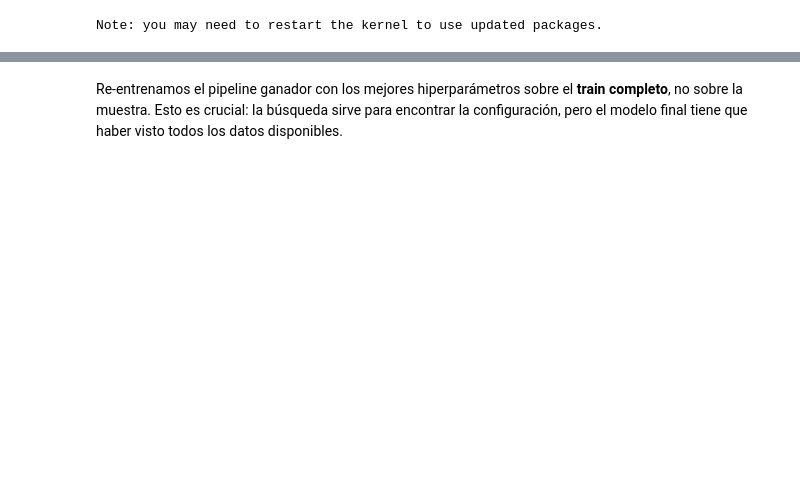
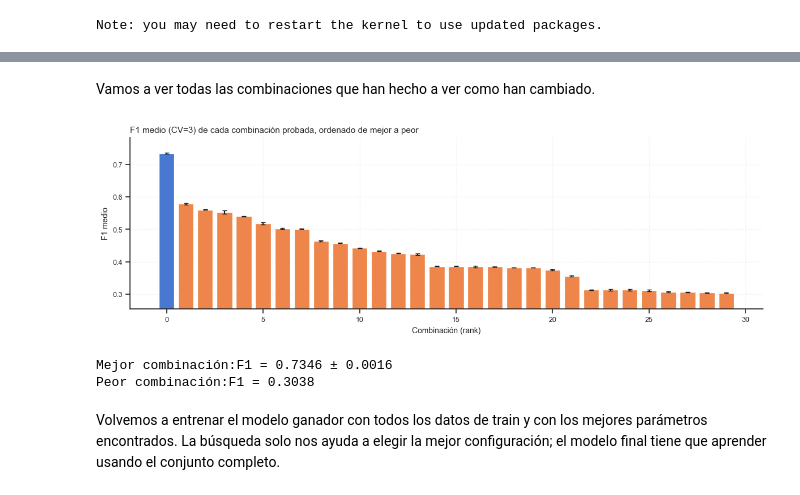
Before and after one commit to Gabiz053/analisis-datos-proyecto-final, a Jupyter notebook: notebooks/03_Modelos_GGG.ipynb, the cells around one changed output, grey strips where cells are left out. Cells and saved outputs as stored; diff of their text form; code cells hidden in the pictures; blank space fills up the shorter version.

```diff
--- a/notebooks/03_Modelos_GGG.ipynb
+++ b/notebooks/03_Modelos_GGG.ipynb
@@ -353,9 +375,3 @@ Usamos `RandomizedSearchCV` con `n_iter=30` y `cv=3`. La aleatoriedad permite ex
 # %%
-X_muestra, _, y_muestra, _ = train_test_split(
-    X_train,
-    y_train,
-    train_size=min(TAM_MUESTRA_BUSQUEDA, len(X_train)),
-    stratify=y_train,
-    random_state=RANDOM_STATE,
-)
+X_muestra, y_muestra = extraer_muestra(X_train, y_train)
 print(f"Muestra para búsqueda: {len(X_muestra):,} filas — positivos: {y_muestra.mean():.2%}")
@@ -402,7 +412,7 @@ busqueda = RandomizedSearchCV(
     n_iter=30,
     cv=3,
     scoring="f1",
-    n_jobs=-1,
+    n_jobs=1,
     random_state=RANDOM_STATE,
     verbose=1,
     refit=False,
@@ -419,5 +455,43 @@ for k, v in busqueda.best_params_.items():
+# %% [markdown]
+Vamos a ver todas las combinaciones que han hecho a ver como han cambiado.
+# %%
+cv_results = (
+    pd.DataFrame(busqueda.cv_results_)
+    .sort_values("mean_test_score", ascending=False)
+    .reset_index(drop=True)
+)
+
+colores = [COLOR_AZUL if i == 0 else COLOR_NARANJA for i in range(len(cv_results))]
+
+fig, ax = plt.subplots(figsize=(12, 4))
+ax.bar(
+    range(len(cv_results)),
+    cv_results["mean_test_score"],
+    yerr=cv_results["std_test_score"],
+    color=colores,
+    capsize=3,
+)
+ax.set_title("F1 medio (CV=3) de cada combinación probada, ordenado de mejor a peor")
+ax.set_xlabel("Combinación (rank)")
+ax.set_ylabel("F1 medio")
+ax.set_ylim(
+    max(0, cv_results["mean_test_score"].min() - 0.05),
+    min(1, cv_results["mean_test_score"].max() + 0.05),
+)
+plt.tight_layout()
+plt.show()
+
+print(
+    f"Mejor combinación:F1 = {cv_results['mean_test_score'].iloc[0]:.4f} ± {cv_results['std_test_score'].iloc[0]:.4f}"
+)
+print(f"Peor combinación:F1 = {cv_results['mean_test_score'].iloc[-1]:.4f}")
+# %% [output]
+[figure, added]
+Mejor combinación:F1 = 0.7346 ± 0.0016
+Peor combinación:F1 = 0.3038
 # %% [markdown]
-Re-entrenamos el pipeline ganador con los mejores hiperparámetros sobre el **train completo**, no sobre la muestra. Esto es crucial: la búsqueda sirve para encontrar la configuración, pero el modelo final tiene que haber visto todos los datos disponibles.
+Volvemos a entrenar el modelo ganador con todos los datos de train y con los mejores parámetros encontrados.
+La búsqueda solo nos ayuda a elegir la mejor configuración; el modelo final tiene que aprender usando el conjunto completo.
 # %%
 pipeline_optimizado = pipeline_ganador_base.set_params(**busqueda.best_params_)
 
```
Also changed, not shown: parts of 60 cells of this notebook.
